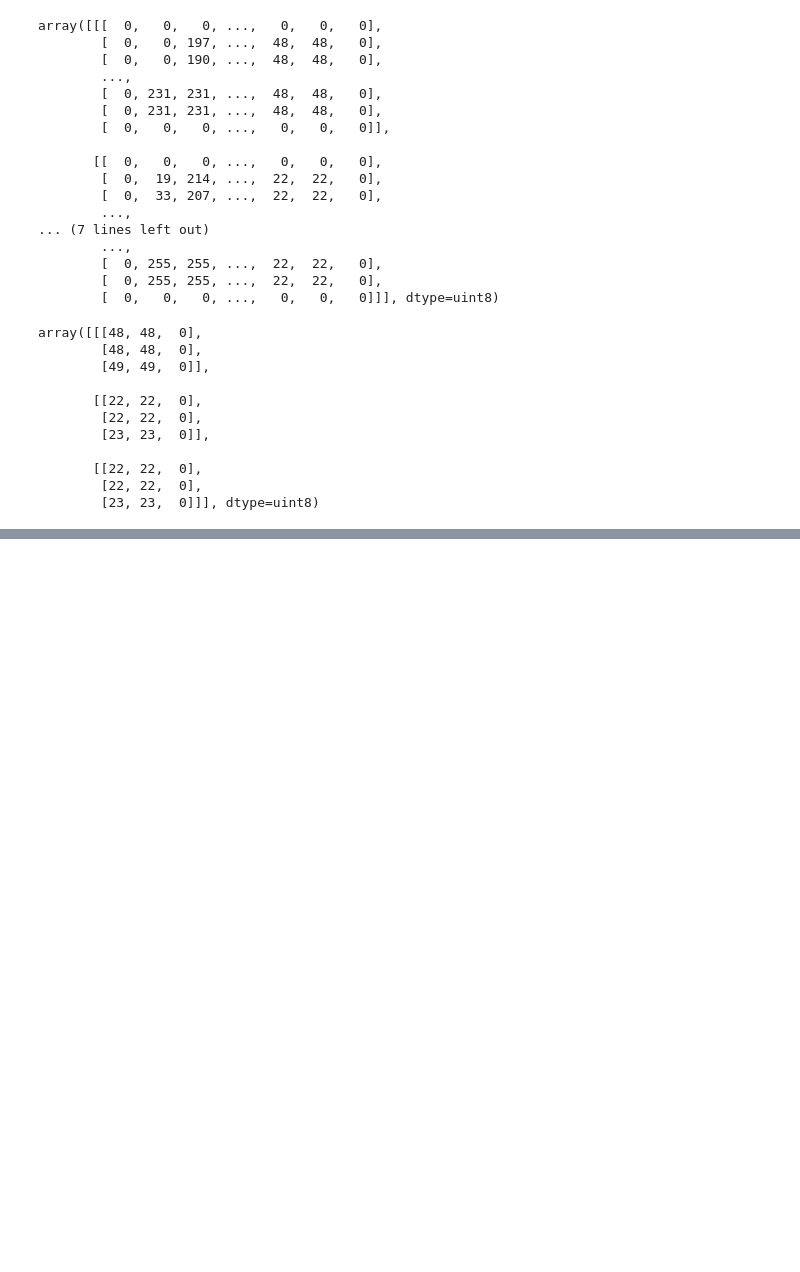
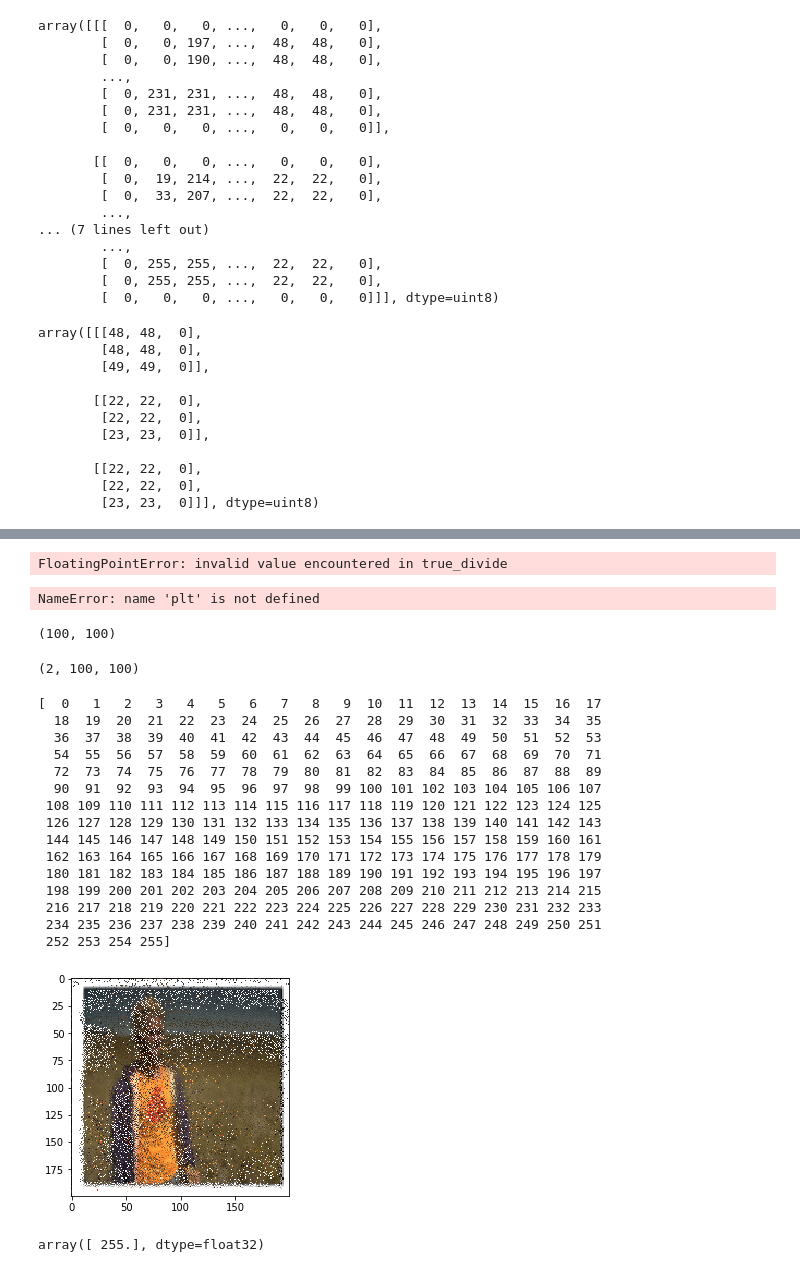
Before and after one commit to harveyslash/Deep-Image-Analogy-PyTorch, a Jupyter notebook: notebooks/Untitled1.ipynb, the cells around one changed output, grey strips where cells are left out. Cells and saved outputs as stored; diff of their text form; code cells hidden in the pictures; blank space fills up the shorter version.

Commit message:
Added working patch reconstruction

```diff
--- a/notebooks/Untitled1.ipynb
+++ b/notebooks/Untitled1.ipynb
@@ -369,0 +435,69 @@ np.pad
+# %%
+tx = np.array([1,1],dtype=np.int32)
+ty = np.array([0,0],dtype=np.int32)
+
+
+angle_between((0, 0), (1,1))
+# %% [output]
+FloatingPointError: invalid value encountered in true_divide
+# %%
+plt.imshow(pm.nnd.T/255)
+# %% [output]
+NameError: name 'plt' is not defined
+# %%
+pm.nnd.shape
+# %% [output]
+(100, 100)
+# %%
+pm.nnf.shape
+# %% [output]
+(2, 100, 100)
+# %%
+def reconstruct():
+    img = np.zeros(shape=(3,200,200),dtype=np.uint8)
+
+    for i in range(200):
+        for j in range(200):
+            t_x = pm.nnf[0][i][j]
+            t_y = pm.nnf[1][i][j]
+    #         print(t_x)
+    #         print(t_y)
+    #         print()
+            img[0][i][j] = y[0][t_y][t_x]
+            img[1][i][j] = y[1][t_y][t_x]
+            img[2][i][j] = y[2][t_y][t_x]
+    #         print(y[0][t_y][t_x])
+    #         print(y[1][t_y][t_x])
+    #         print(y[2][t_y][t_x])
+    #         print()
+    #         print(np.unique(img))
+
+    #         print(img[0,j,i])
+    #         print(img[1,j,i])
+    #         print(img[2,j,i])
+    #         print()
+    plt.imshow(img.transpose(2,1,0)[:,:,::-1])
+    print(np.unique(img))
+# %%
+reconstruct()
+# %% [output]
+[  0   1   2   3   4   5   6   7   8   9  10  11  12  13  14  15  16  17
+  18  19  20  21  22  23  24  25  26  27  28  29  30  31  32  33  34  35
+  36  37  38  39  40  41  42  43  44  45  46  47  48  49  50  51  52  53
+  54  55  56  57  58  59  60  61  62  63  64  65  66  67  68  69  70  71
+  72  73  74  75  76  77  78  79  80  81  82  83  84  85  86  87  88  89
+  90  91  92  93  94  95  96  97  98  99 100 101 102 103 104 105 106 107
+ 108 109 110 111 112 113 114 115 116 117 118 119 120 121 122 123 124 125
+ 126 127 128 129 130 131 132 133 134 135 136 137 138 139 140 141 142 143
+ 144 145 146 147 148 149 150 151 152 153 154 155 156 157 158 159 160 161
+ 162 163 164 165 166 167 168 169 170 171 172 173 174 175 176 177 178 179
+ 180 181 182 183 184 185 186 187 188 189 190 191 192 193 194 195 196 197
+ 198 199 200 201 202 203 204 205 206 207 208 209 210 211 212 213 214 215
+ 216 217 218 219 220 221 222 223 224 225 226 227 228 229 230 231 232 233
+ 234 235 236 237 238 239 240 241 242 243 244 245 246 247 248 249 250 251
+ 252 253 254 255]
+[figure, added]
+# %%
+np.unique(img)
+# %% [output]
+array([ 255.], dtype=float32)
```
Also changed, not shown: parts of 10 cells of this notebook.
